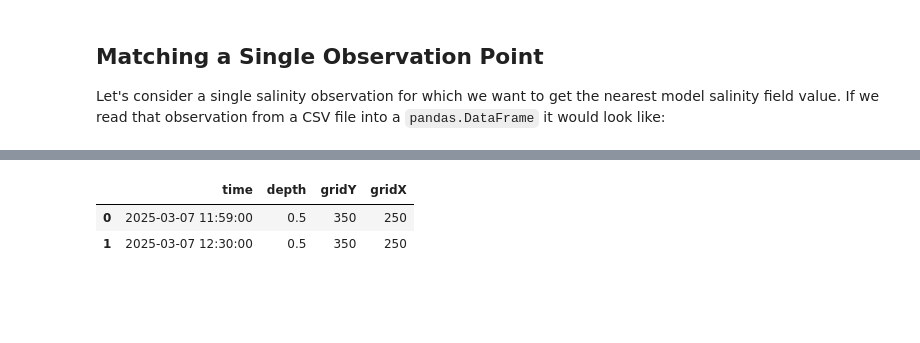
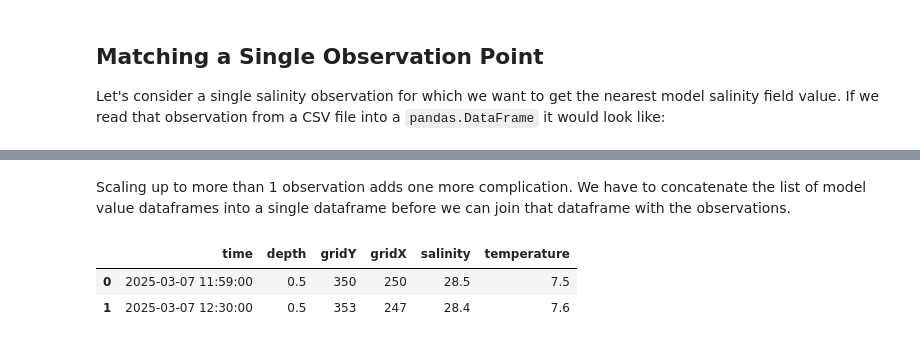
Before and after one commit to UBC-MOAD/PythonNotes, a Jupyter notebook: erddap-obs-matching/BasicERDDAP-ObsMatching.ipynb, the cells around one changed output, grey strips where cells are left out. Drawn from its saved outputs; the diff is of its cells as text; code cells hidden in the pictures; blank space fills up the shorter version.

```diff
--- a/erddap-obs-matching/BasicERDDAP-ObsMatching.ipynb
+++ b/erddap-obs-matching/BasicERDDAP-ObsMatching.ipynb
@@ -205,15 +350,21 @@ def foo(time, depth, gridY, gridX):
+# %% [markdown]
+Scaling up to more than 1 observation adds one more complication.
+We have to concatenate the list of model value dataframes into a single dataframe
+before we can join that dataframe with the observations.
 # %%
-df = pd.DataFrame(
+obs_df = pd.DataFrame(
     {
         "time": [pd.to_datetime(timestamp) for timestamp in ["2025-03-07 11:59:00", "2025-03-07 12:30:00"]],
         "depth": [0.5, 0.5],
-        "gridY": [350, 350],
-        "gridX": [250, 250],
+        "gridY": [350, 353],
+        "gridX": [250, 247],
+        "salinity": [28.5, 28.4],
+        "temperature": [7.5, 7.6],
     }
 )
 
-df
+obs_df
 # %% [output]
-|  | time | depth | gridY | gridX |
-| 0 | 2025-03-07 11:59:00 | 0.5 | 350 | 250 |
-| 1 | 2025-03-07 12:30:00 | 0.5 | 350 | 250 |
+|  | time | depth | gridY | gridX | salinity | temperature |
+| 0 | 2025-03-07 11:59:00 | 0.5 | 350 | 250 | 28.5 | 7.5 |
+| 1 | 2025-03-07 12:30:00 | 0.5 | 353 | 247 | 28.4 | 7.6 |
```
Also changed, not shown: parts of 33 cells of this notebook, 1 other file.
